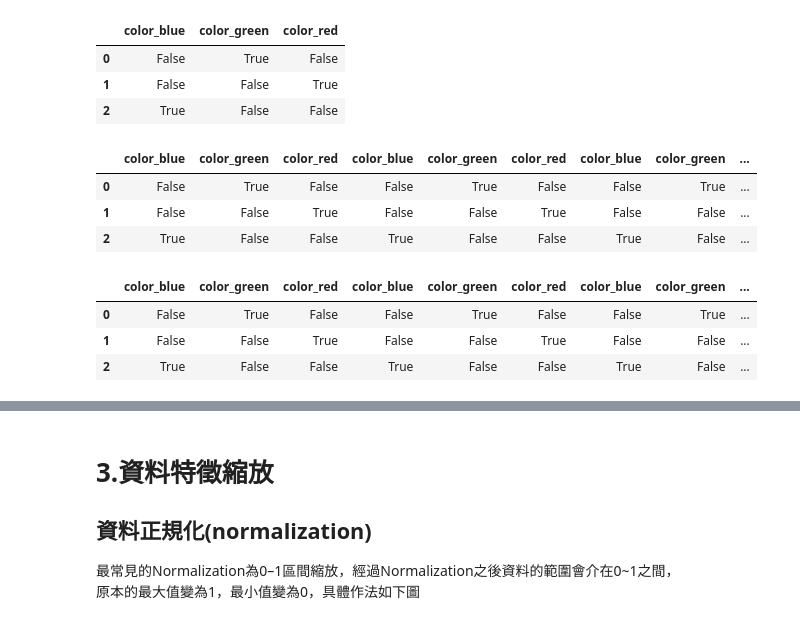
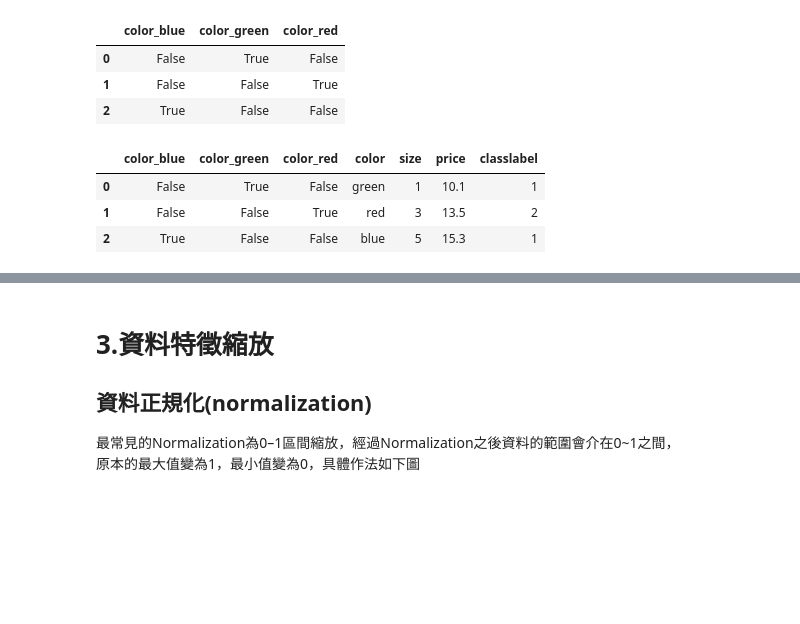
Before and after one commit to chen0516hung/IMLP433, a Jupyter notebook: Unit03/5_Prepocessing_實戰.ipynb, the cells around one changed output, grey strips where cells are left out. Cells and saved outputs as stored; diff of their text form; code cells hidden in the pictures; blank space fills up the shorter version.

```diff
--- a/Unit03/5_Prepocessing_實戰.ipynb
+++ b/Unit03/5_Prepocessing_實戰.ipynb
@@ -168,17 +166,9 @@ onehot_encoding
 | 1 | False | False | True |
 | 2 | True | False | False |
 # %%
-df2=pd.concat([onehot_encoding,df2],axis=1)
-df2
+pd.concat([onehot_encoding,df2],axis=1)
 # %% [output]
-|  | color_blue | color_green | color_red | color_blue | color_green | color_red | color_blue | color_green | ... |
-| 0 | False | True | False | False | True | False | False | True | ... |
-| 1 | False | False | True | False | False | True | False | False | ... |
-| 2 | True | False | False | True | False | False | True | False | ... |
+|  | color_blue | color_green | color_red | color | size | price | classlabel |
+| 0 | False | True | False | green | 1 | 10.1 | 1 |
+| 1 | False | False | True | red | 3 | 13.5 | 2 |
+| 2 | True | False | False | blue | 5 | 15.3 | 1 |
-# %%
-df2
-# %% [output]
-|  | color_blue | color_green | color_red | color_blue | color_green | color_red | color_blue | color_green | ... |
-| 0 | False | True | False | False | True | False | False | True | ... |
-| 1 | False | False | True | False | False | True | False | False | ... |
-| 2 | True | False | False | True | False | False | True | False | ... |
```
Also changed, not shown: parts of 11 cells of this notebook.
